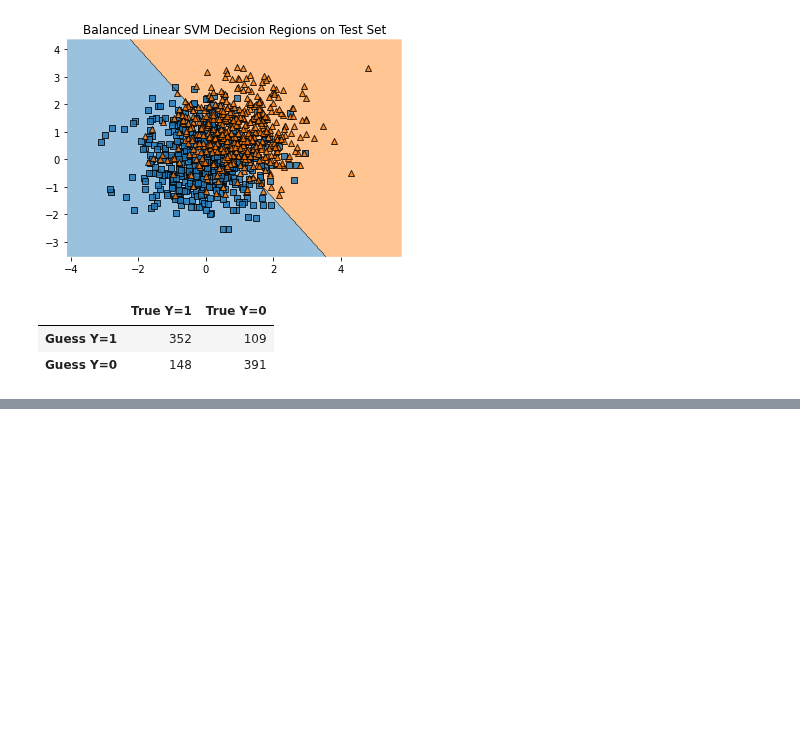
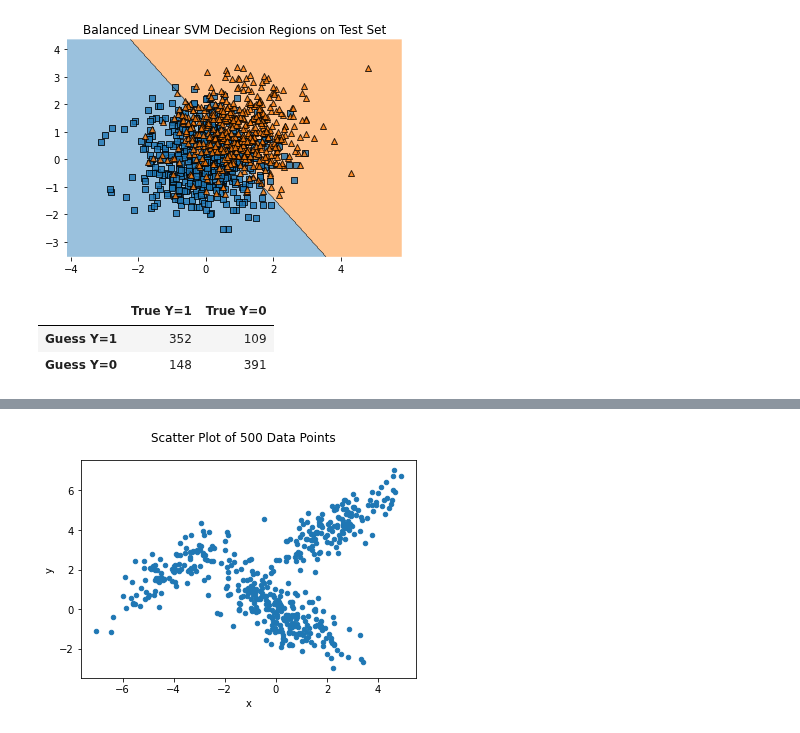
Before and after one commit to beginnerSC/mscf_hw_spring, a Jupyter notebook: ML II/3/Homework #3.ipynb, the cells around one changed output, grey strips where cells are left out. Saved outputs shown, nothing was run; the diff lists cells and outputs as text; code cells hidden in the pictures; blank space fills up the shorter version.

```diff
--- a/ML II/3/Homework #3.ipynb
+++ b/ML II/3/Homework #3.ipynb
@@ -151,0 +156,13 @@ Misclassification Rate:  0.257
+# %%
+from pandas import DataFrame
+from anomaly import get_data
+import matplotlib.pyplot as plt
+import numpy as np
+
+np.random.seed(0)
+X = get_data(500)
+DataFrame(X, columns=['x', 'y']).plot(kind='scatter', x='x', y='y')
+plt.suptitle('Scatter Plot of 500 Data Points')
+plt.show()
+# %% [output]
+[figure, added]
```
Also changed, not shown: parts of 5 cells of this notebook.
